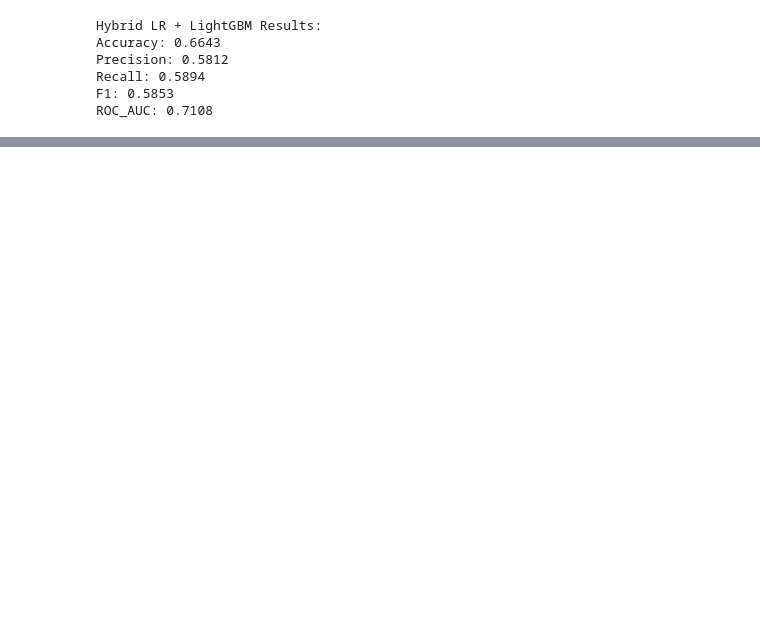
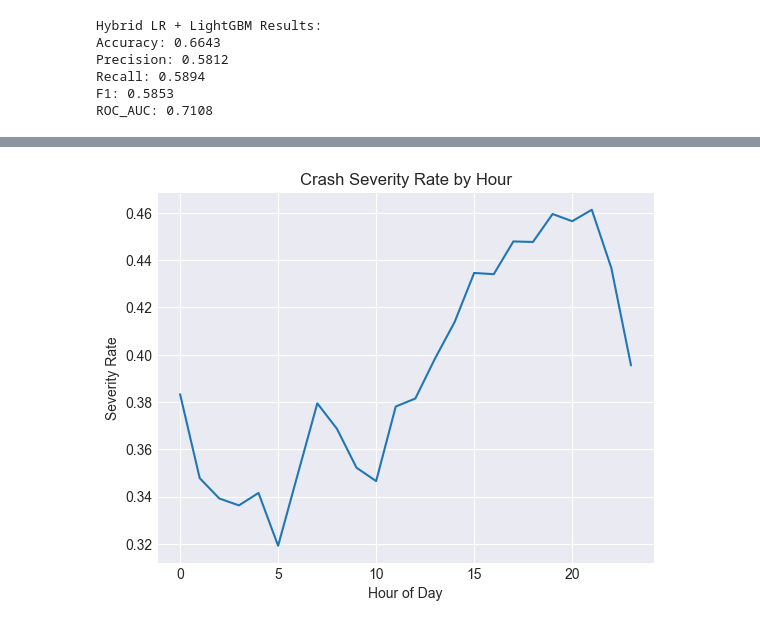
Before and after one commit to SU-IST707-SP26/group-project-crash-predictors, a Jupyter notebook: work/06_milestone_model_refinement_hybrid_modeling_and_alternatives_to_smote.ipynb, the cells around one changed output, grey strips where cells are left out. Drawn from its saved outputs; the diff is of its cells as text; code cells hidden in the pictures; blank space fills up the shorter version.

```diff
--- a/work/06_milestone_model_refinement_hybrid_modeling_and_alternatives_to_smote.ipynb
+++ b/work/06_milestone_model_refinement_hybrid_modeling_and_alternatives_to_smote.ipynb
@@ -613,0 +632,15 @@ ROC_AUC: 0.7108 ± 0.0013
+# %%
+# Create hour if needed
+if 'hour' not in df_viz.columns and 'crash_time' in df_viz.columns:
+    df_viz['hour'] = pd.to_datetime(df_viz['crash_time']).dt.hour
+
+hour_severity = df_viz.groupby('hour')['severity'].mean()
+
+plt.figure()
+hour_severity.plot()
+plt.title("Crash Severity Rate by Hour")
+plt.xlabel("Hour of Day")
+plt.ylabel("Severity Rate")
+plt.show()
+# %% [output]
+[figure, added]
```
Also changed, not shown: parts of 8 cells of this notebook.
